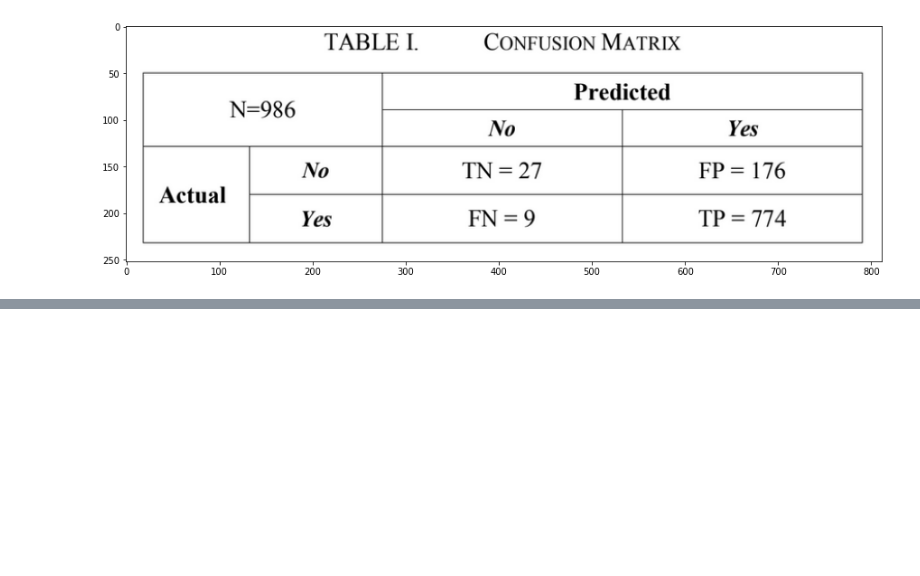
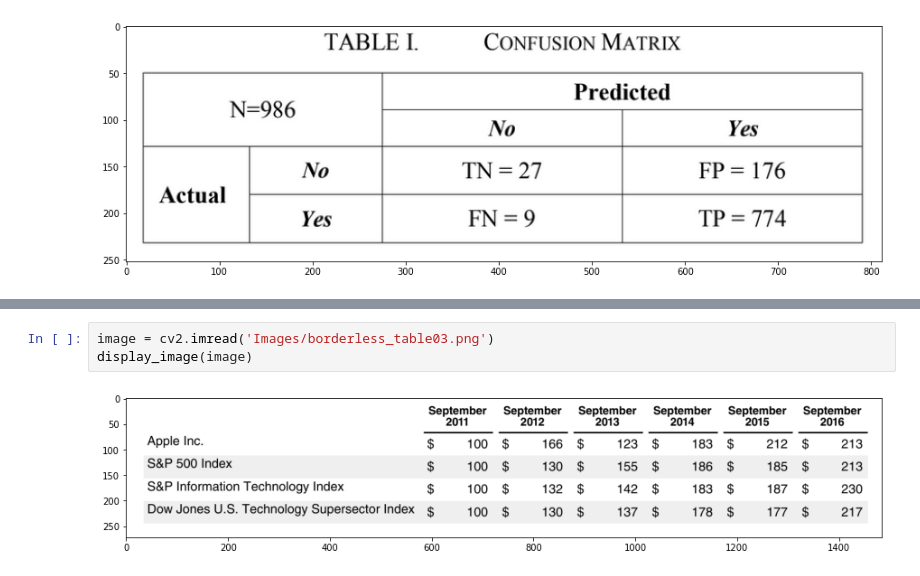
Before and after one commit to sachindevsharma/Table_Data_from_Images, a Jupyter notebook: Demo.ipynb, the cells around one changed output, grey strips where cells are left out. Drawn from its saved outputs; the diff is of its cells as text; blank space fills up the shorter version.

```diff
--- a/Demo.ipynb
+++ b/Demo.ipynb
@@ -183,0 +165,5 @@ display_image(tables[0])
+# %%
+image = cv2.imread('Images/borderless_table03.png')
+display_image(image)
+# %% [output]
+[figure, added]
```
Also changed, not shown: parts of 27 cells of this notebook, 11 other files.
